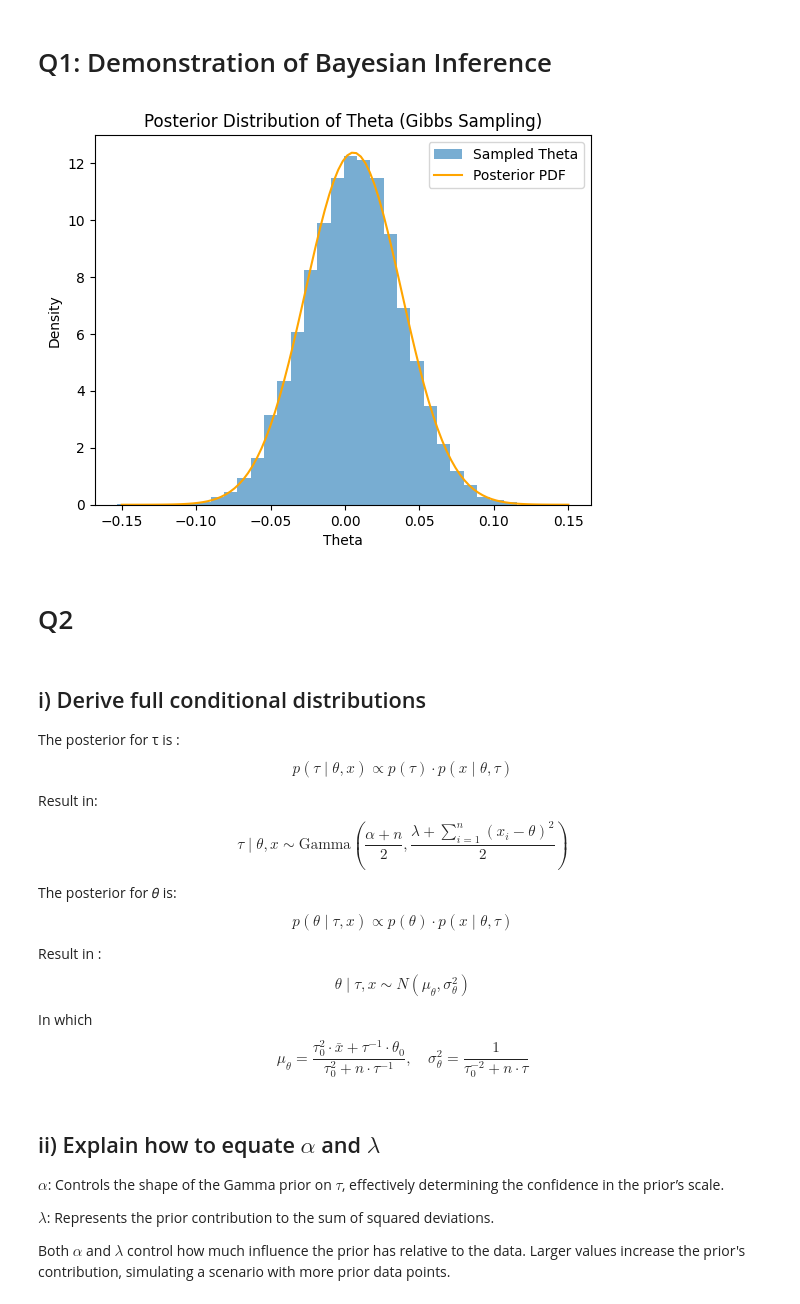
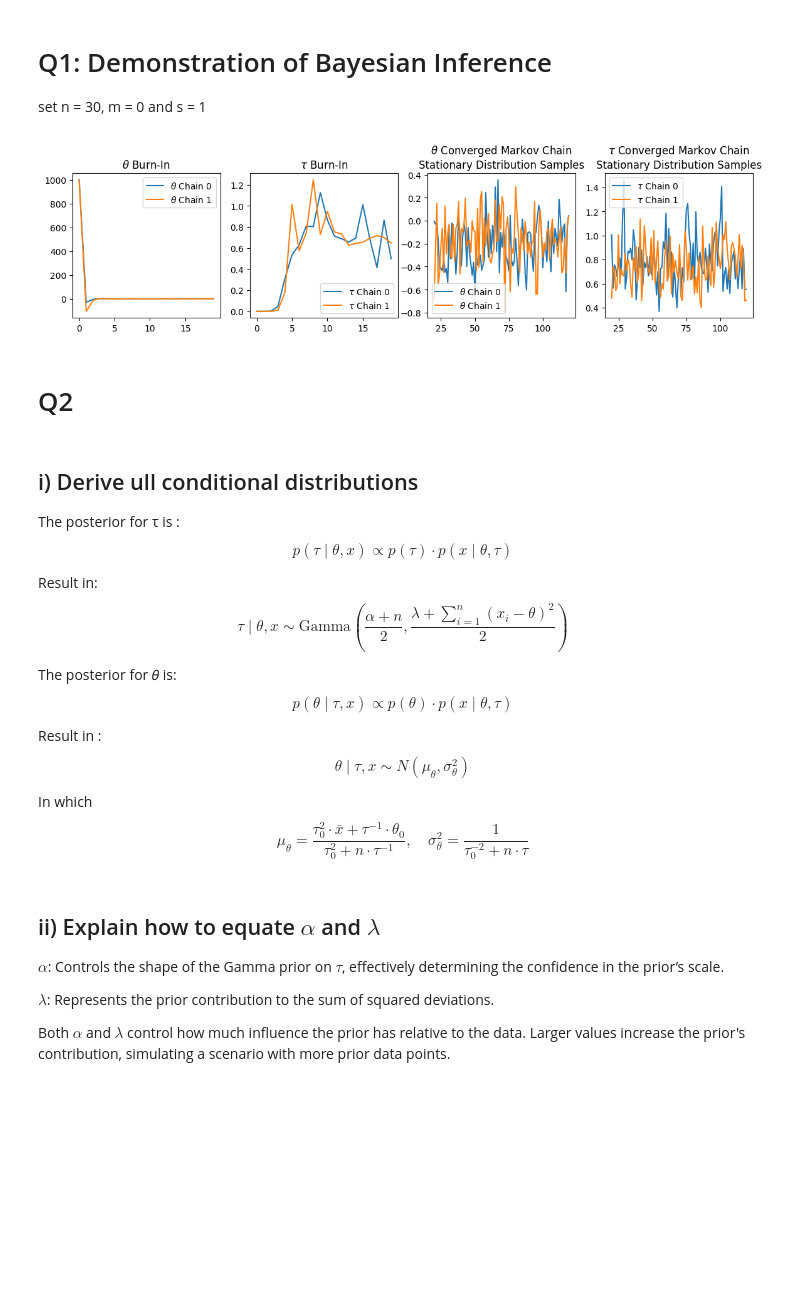
Before and after one commit to ShaotongLi-Max/STA365_HW3_MaxLI, a Jupyter notebook: HW3.ipynb, the cells around one changed output. Drawn from its saved outputs; the diff is of its cells as text; code cells hidden in the pictures; blank space fills up the shorter version.

```diff
--- a/HW3.ipynb
+++ b/HW3.ipynb
@@ -1,50 +1,36 @@
 # %% [markdown]
 # Q1: Demonstration of Bayesian Inference
+set n = 30, m = 0 and s = 1
-# %%
-import numpy as np
-from scipy.stats import norm, gamma
-import matplotlib.pyplot as plt
-
-# Parameters
-n = 1000  # Sample size
-m = 10000  # Number of samples for theta and tau
-s = 1  # Standard deviation for generating x
-x = norm(loc=0, scale=s).rvs(size=n)  # Generate sample data
-x_mean = x.mean()  # Mean of x
-
-# Initialize chains
-theta = np.zeros(m)  # Array to store theta samples
-tau = np.zeros(m)  # Array to store tau samples
-theta[0] = x_mean  # Initialize theta with the sample mean
-
-# Gibbs sampler
-for i in range(1, m):
-    # Update tau (Gamma distribution)
-    shape = n / 2  # Shape parameter for Gamma
-    scale = 1 / (0.5 * np.sum((x - theta[i-1])**2))  # Scale parameter for Gamma
-    tau[i] = gamma(a=shape, scale=scale).rvs()  # Sample tau
-
-    # Update theta (Normal distribution)
-    mean_theta = x_mean  # Mean of the posterior for theta
-    var_theta = 1 / (tau[i] * n)  # Variance of the posterior for theta
-    theta[i] = norm(loc=mean_theta, scale=np.sqrt(var_theta)).rvs()  # Sample theta
-
-# Plot posterior samples for theta
-plt.hist(theta, bins=30, density=True, alpha=0.6, label='Sampled Theta')
-theta_support = np.linspace(-0.15, 0.15, 100)
-posterior_pdf = norm.pdf(theta_support, loc=np.mean(theta), scale=np.std(theta))
-plt.plot(theta_support, posterior_pdf, color='orange', label='Posterior PDF')
-plt.xlabel('Theta')
-plt.ylabel('Density')
-plt.title('Posterior Distribution of Theta (Gibbs Sampling)')
-plt.legend()
-plt.show()
-# %% [output]
-[figure, removed]
+# %%
+import numpy as np
+import matplotlib.pyplot as plt
+from scipy import stats
+
+# loc is mean and scale is standard deviation
+n = 30; x = stats.norm(loc=0, scale=1).rvs(size=n)
+C,G = 2,10000  # chains, Gibbs samples
+theta,tau = np.zeros([C,G]),np.zeros([C,G])
+theta[:,0] = 1000  # initialization
+for c in range(C):
+    for g in range(1, G):
+        tau[c, g] = stats.gamma(a=n / 2 + 1, scale=2 / np.sum((x - theta[c, g - 1]) ** 2)).rvs()
+        theta[c, g] = stats.norm(loc=np.mean(x), scale=1 / (tau[c, g] * n) ** 0.5).rvs()
+
+fig,ax = plt.subplots(1, 4, figsize=(14,3)); ax[0].set_title("$\\theta$ Burn-In"); ax[1].set_title("$\\tau$ Burn-In"); ax[2].set_title("$\\theta$ Converged Markov Chain\nStationary Distribution Samples"); ax[3].set_title("$\\tau$ Converged Markov Chain\nStationary Distribution Samples")
+burn = 20
+demo = 120
+for c in range(C):
+    ax[0].plot(theta[c,:burn], label="$\\theta$ Chain "+str(c))
+    ax[1].plot(tau[c,:burn], label="$\\tau$ Chain "+str(c))
+    ax[2].plot(np.arange(burn, demo, dtype=int), theta[c,burn:demo], label="$\\theta$ Chain "+str(c))
+    ax[3].plot(np.arange(burn, demo, dtype=int), tau[c,burn:demo], label="$\\tau$ Chain "+str(c))
+ax[0].legend(); ax[1].legend(); ax[2].legend(); ax[3].legend();
+# %% [output]
+[figure, added]
 # %% [markdown]
 # Q2
 # %% [markdown]
-## i) Derive full conditional distributions
+## i) Derive ull conditional distributions
 
 The posterior for τ is : $$
 p(\tau \mid \theta, x) \propto p(\tau) \cdot p(x \mid \theta, \tau)
```
Also changed, not shown: parts of 7 cells of this notebook.
